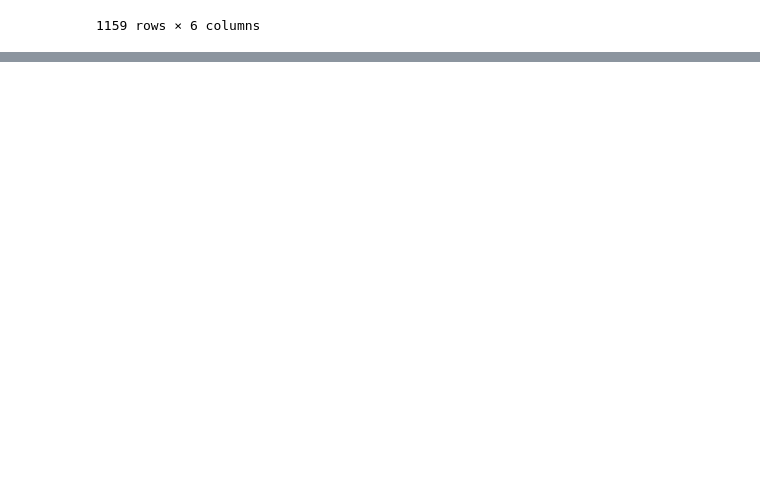
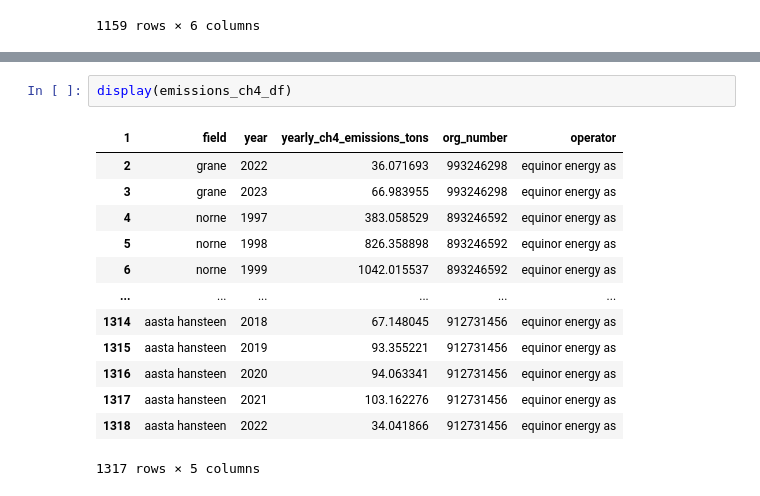
Before and after one commit to percw/Norwegian_oil_gas_decarbonization, a Jupyter notebook: notebooks/production_and_emission_data.ipynb, the cells around one changed output, grey strips where cells are left out. Cells and saved outputs as stored; diff of their text form; blank space fills up the shorter version.

```diff
--- a/notebooks/production_and_emission_data.ipynb
+++ b/notebooks/production_and_emission_data.ipynb
@@ -473,0 +563,16 @@ emissions_oil_spill_df
+# %%
+display(emissions_ch4_df)
+# %% [output]
+| 1 | field | year | yearly_ch4_emissions_tons | org_number | operator |
+| 2 | grane | 2022 | 36.071693 | 993246298 | equinor energy as |
+| 3 | grane | 2023 | 66.983955 | 993246298 | equinor energy as |
+| 4 | norne | 1997 | 383.058529 | 893246592 | equinor energy as |
+| 5 | norne | 1998 | 826.358898 | 893246592 | equinor energy as |
+| 6 | norne | 1999 | 1042.015537 | 893246592 | equinor energy as |
+| ... | ... | ... | ... | ... | ... |
+| 1314 | aasta hansteen | 2018 | 67.148045 | 912731456 | equinor energy as |
+| 1315 | aasta hansteen | 2019 | 93.355221 | 912731456 | equinor energy as |
+| 1316 | aasta hansteen | 2020 | 94.063341 | 912731456 | equinor energy as |
+| 1317 | aasta hansteen | 2021 | 103.162276 | 912731456 | equinor energy as |
+| 1318 | aasta hansteen | 2022 | 34.041866 | 912731456 | equinor energy as |
+1317 rows × 5 columns
```
Also changed, not shown: parts of 28 cells of this notebook.
